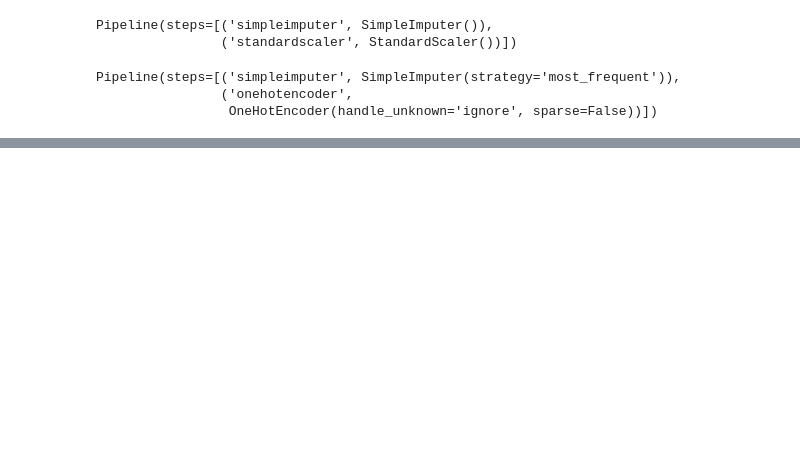
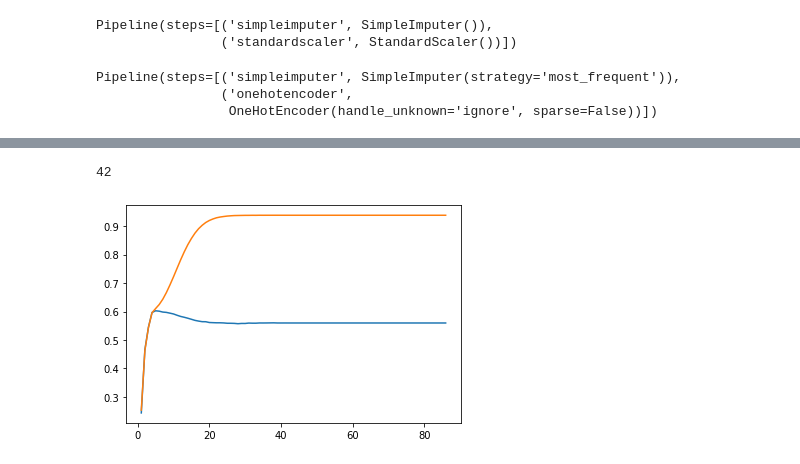
Before and after one commit to Beagan19/food-sales-predictions, a Jupyter notebook: food_sales_predictions_ML.ipynb, the cells around one changed output, grey strips where cells are left out. Drawn from its saved outputs; the diff is of its cells as text; code cells hidden in the pictures; blank space fills up the shorter version.

```diff
--- a/food_sales_predictions_ML.ipynb
+++ b/food_sales_predictions_ML.ipynb
@@ -106,7 +133,7 @@ Name: Item_Fat_Content, dtype: int64
 # The target we are trying to predict
 y = food_sales_df['Item_Outlet_Sales']
 # The features we will use to make the prediction
-X = food_sales_df.drop(columns = 'Item_Outlet_Sales')
+X = food_sales_df.drop(columns = ['Item_Outlet_Sales', 'Item_Identifier'])
 # %%
 # Train test split
 X_train, X_test, y_train, y_test = train_test_split(X, y, random_state=42)
@@ -230,0 +360,7 @@ array([[ 0.81724868, -0.71277507,  1.82810922, ...,  0.        ,
+# %%
+## Create an instance of the model
+ran_for = RandomForestRegressor(random_state = 42)
+## Create a model pipeline
+ran_for_pipe = make_pipeline(preprocessor, ran_for)
+## Fit the model
+ran_for_pipe.fit(X_train, y_train)
@@ -230,0 +425,41 @@ array([[ 0.81724868, -0.71277507,  1.82810922, ...,  0.        ,
+# %%
+## Obtain the depths from the model using the estimators_ method
+est_depths = [estimator.get_depth() for estimator in ran_for.estimators_]
+## Assign the max est_depths value to max_depth variable
+max_depth = max(est_depths)
+## Display max_depth
+max_depth
+# %% [output]
+42
+# %%
+## Create a range of values from 1 to max_depth to evaluate
+depths = range(1, 87)
+## Create a dataframe to store Train and Test R2 scores
+scores = pd.DataFrame(index=depths, columns=['Test Score'])
+## Loop through the max_depth values
+for depth in depths:
+   ## Create an instance of the model
+   ran_for = RandomForestRegressor(max_depth=depth, random_state=42)
+   ## Create a model pipeline
+   ran_for_pipe = make_pipeline(preprocessor, ran_for)
+   ## Fit the model
+   ran_for_pipe.fit(X_train, y_train)
+
+   ## Obtain the predictions from the model
+   train_pred = ran_for_pipe.predict(X_train)
+   test_pred = ran_for_pipe.predict(X_test)
+
+   ## Obtain the R2 scores for Train and Test
+   train_r2score = r2_score(y_train, train_pred)
+   test_r2score = r2_score(y_test, test_pred)
+
+   ## Save the Train and Test R2 Score for this depth in the scores dataframe
+   scores.loc[depth, 'Train Score'] = train_r2score
+   scores.loc[depth, 'Test Score'] = test_r2score
+# %%
+## Plot the scores
+plt.plot(scores['Test Score'])
+plt.plot(scores['Train Score'])
+plt.show()
+# %% [output]
+[figure, added]
```
Also changed, not shown: parts of 36 cells of this notebook.
